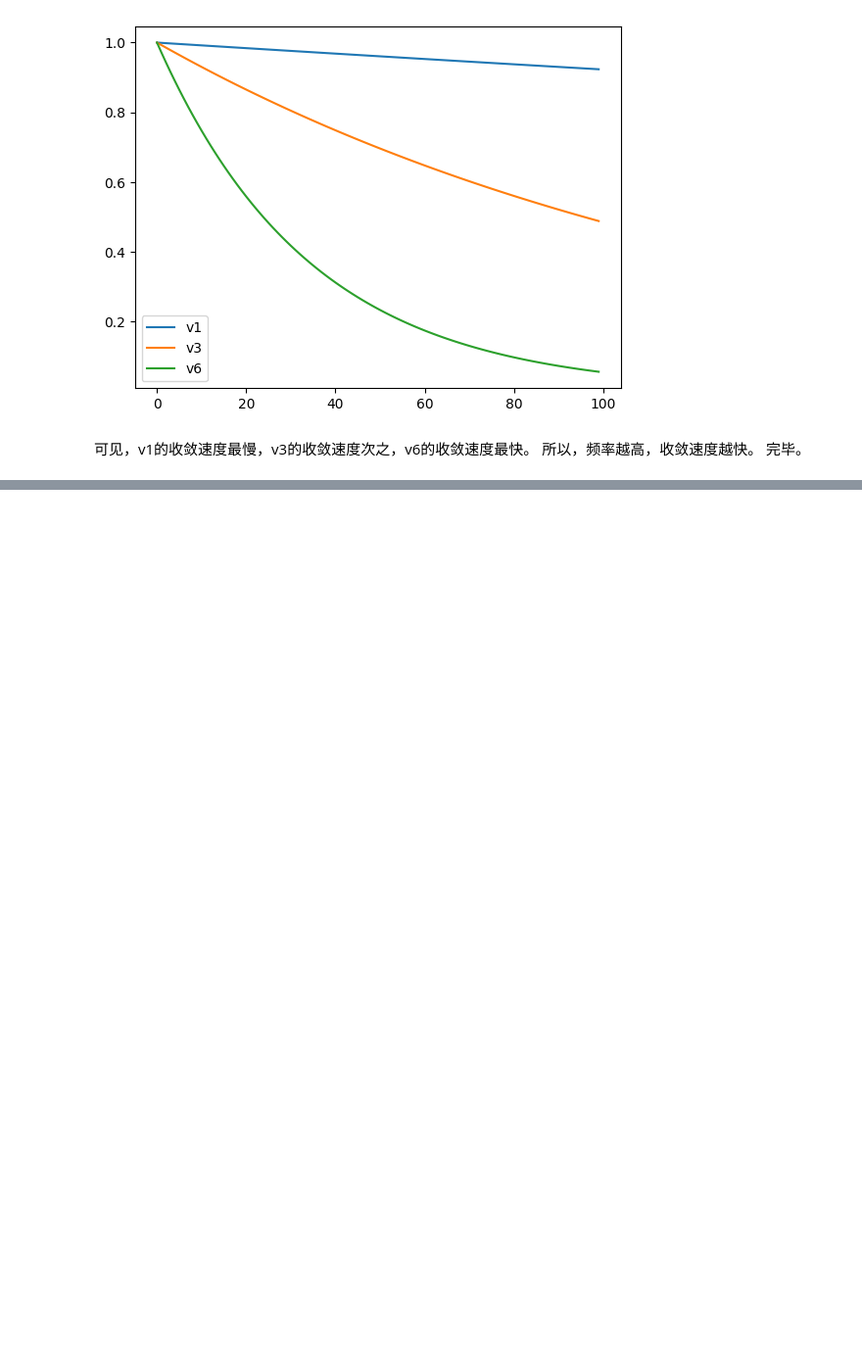
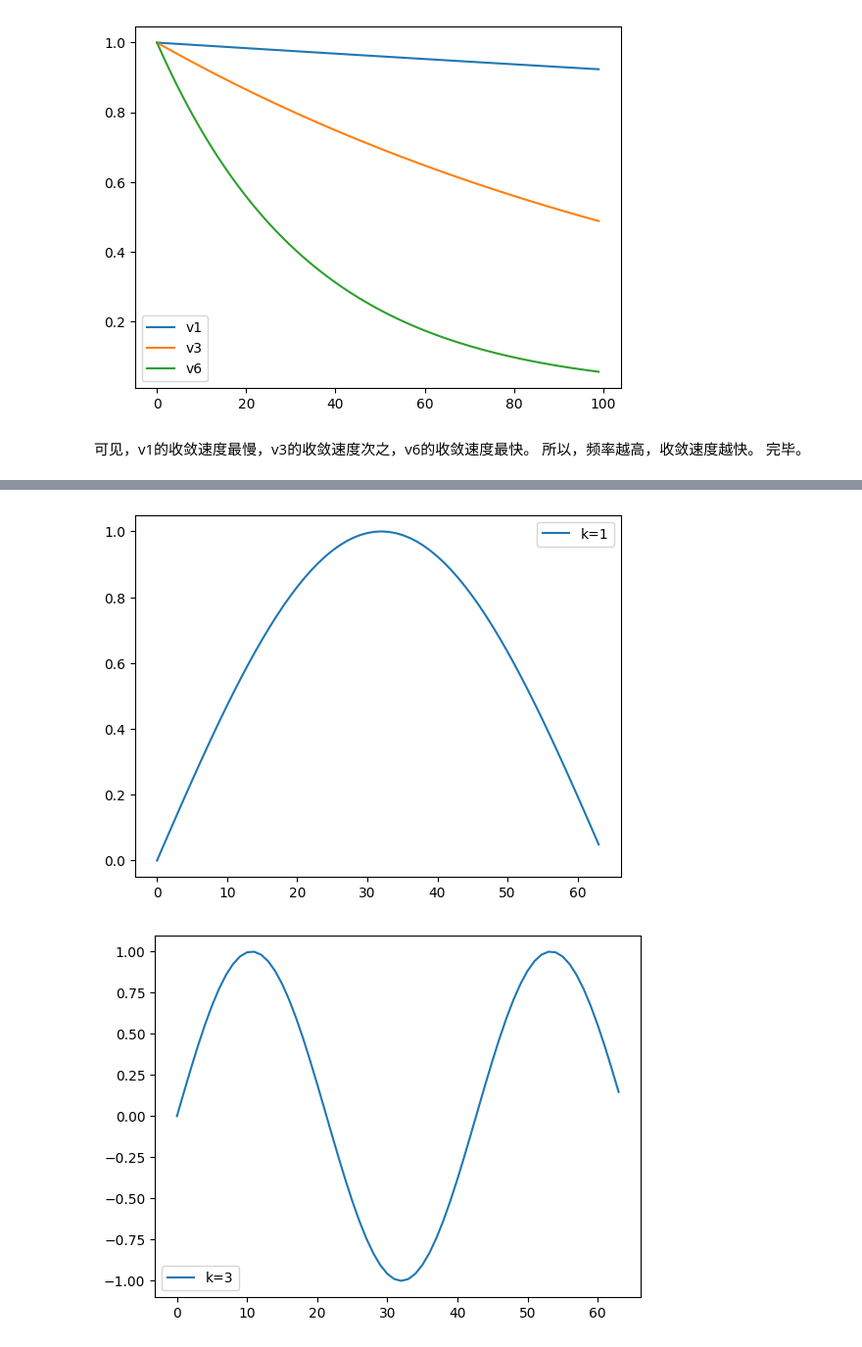
Before and after one commit to chunleili/tiPBD, a Jupyter notebook: misc/note/不同频率对收敛速度的影响.ipynb, the cells around one changed output, grey strips where cells are left out. Shown: that part at 98% size. Drawn from its saved outputs; the diff is of its cells as text; code cells hidden in the pictures; blank space fills up the shorter version.

Commit message:
[note] 增加eigen vector的笔记

```diff
--- a/misc/note/不同频率对收敛速度的影响.ipynb
+++ b/misc/note/不同频率对收敛速度的影响.ipynb
@@ -230,0 +258,15 @@ plt.legend()
+# %%
+# 绘制Eigen Vector
+w = np.zeros((N,N),dtype=np.float64)
+def draw_eigen_vector(k):
+    plt.figure()
+    for j in range(1,N):
+        w[k,j] = np.sin(j*k*np.pi/N)
+    plt.plot(w[k,:], label="k={}".format(k))
+    plt.legend()
+
+for i in [1,3,7,15,31]:
+    draw_eigen_vector(i)
+# %% [output]
+[figure, added]
+[figure, added]
```
Also changed, not shown: parts of 11 cells of this notebook.
